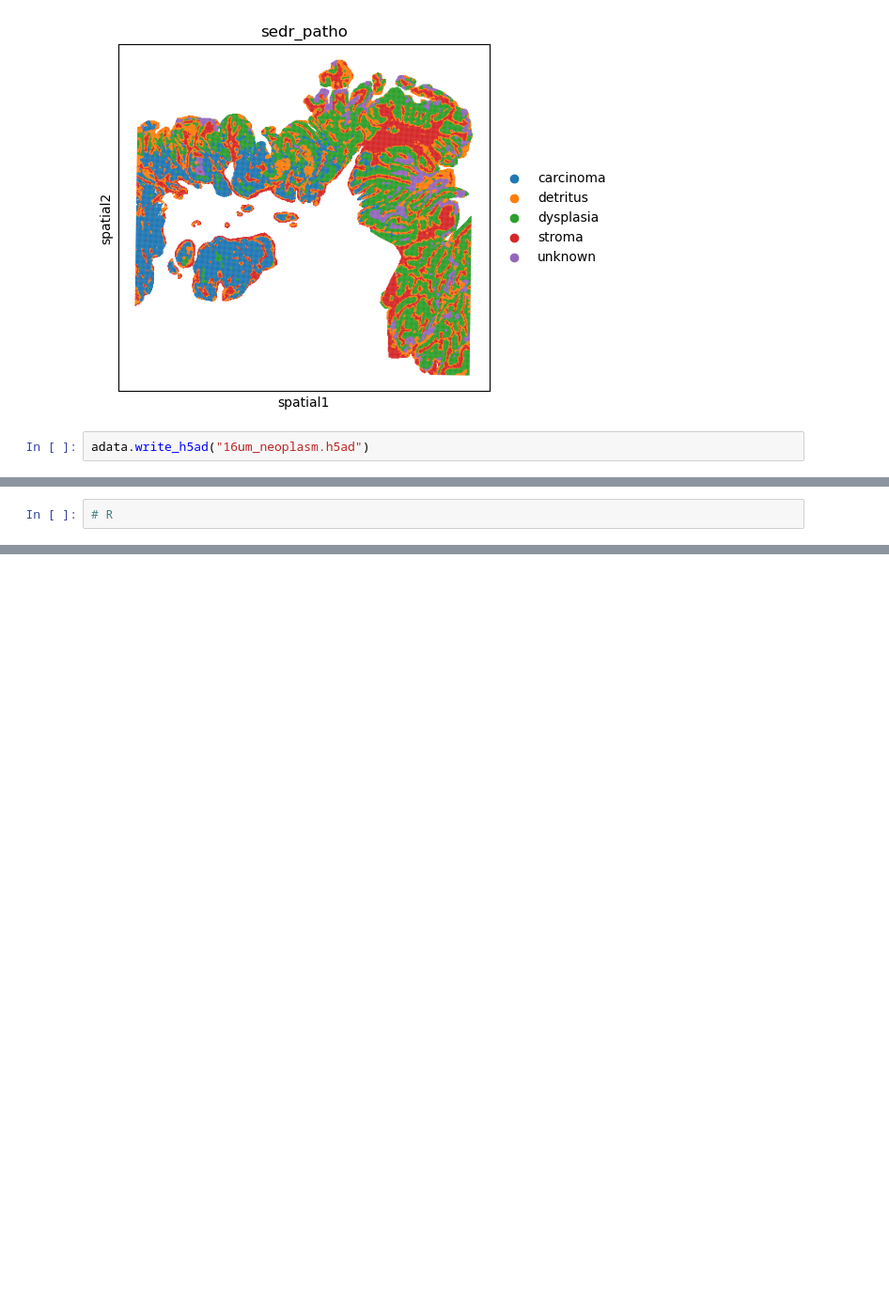
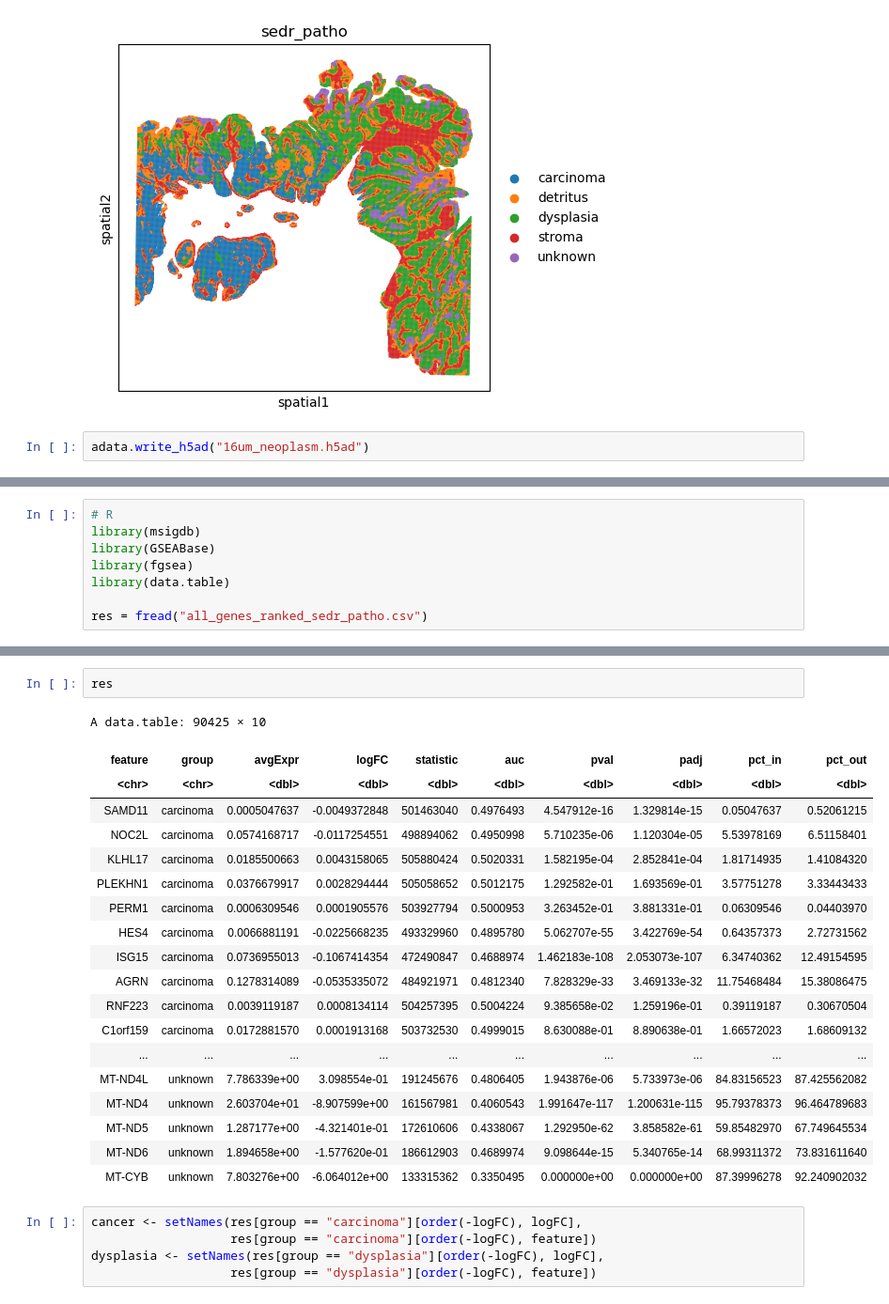
Before and after one commit to pakiessling/colon_analysis, a Jupyter notebook: gsea.ipynb, the cells around one changed output, grey strips where cells are left out. Shown: that part at 94% size. Saved outputs shown, nothing was run; the diff lists cells and outputs as text; blank space fills up the shorter version.

```diff
--- a/gsea.ipynb
+++ b/gsea.ipynb
@@ -74,2 +80,8 @@ adata.write_h5ad("16um_neoplasm.h5ad")
 # %%
 # R
+library(msigdb)
+library(GSEABase)
+library(fgsea)
+library(data.table)
+
+res = fread("all_genes_ranked_sedr_patho.csv")
@@ -75,0 +106,27 @@ adata.write_h5ad("16um_neoplasm.h5ad")
+# %%
+res
+# %% [output]
+A data.table: 90425 × 10
+| feature | group | avgExpr | logFC | statistic | auc | pval | padj | pct_in | pct_out |
+| <chr> | <chr> | <dbl> | <dbl> | <dbl> | <dbl> | <dbl> | <dbl> | <dbl> | <dbl> |
+| SAMD11 | carcinoma | 0.0005047637 | -0.0049372848 | 501463040 | 0.4976493 | 4.547912e-16 | 1.329814e-15 | 0.05047637 | 0.52061215 |
+| NOC2L | carcinoma | 0.0574168717 | -0.0117254551 | 498894062 | 0.4950998 | 5.710235e-06 | 1.120304e-05 | 5.53978169 | 6.51158401 |
+| KLHL17 | carcinoma | 0.0185500663 | 0.0043158065 | 505880424 | 0.5020331 | 1.582195e-04 | 2.852841e-04 | 1.81714935 | 1.41084320 |
+| PLEKHN1 | carcinoma | 0.0376679917 | 0.0028294444 | 505058652 | 0.5012175 | 1.292582e-01 | 1.693569e-01 | 3.57751278 | 3.33443433 |
+| PERM1 | carcinoma | 0.0006309546 | 0.0001905576 | 503927794 | 0.5000953 | 3.263452e-01 | 3.881331e-01 | 0.06309546 | 0.04403970 |
+| HES4 | carcinoma | 0.0066881191 | -0.0225668235 | 493329960 | 0.4895780 | 5.062707e-55 | 3.422769e-54 | 0.64357373 | 2.72731562 |
+| ISG15 | carcinoma | 0.0736955013 | -0.1067414354 | 472490847 | 0.4688974 | 1.462183e-108 | 2.053073e-107 | 6.34740362 | 12.49154595 |
+| AGRN | carcinoma | 0.1278314089 | -0.0535335072 | 484921971 | 0.4812340 | 7.828329e-33 | 3.469133e-32 | 11.75468484 | 15.38086475 |
+| RNF223 | carcinoma | 0.0039119187 | 0.0008134114 | 504257395 | 0.5004224 | 9.385658e-02 | 1.259196e-01 | 0.39119187 | 0.30670504 |
+| C1orf159 | carcinoma | 0.0172881570 | 0.0001913168 | 503732530 | 0.4999015 | 8.630088e-01 | 8.890638e-01 | 1.66572023 | 1.68609132 |
+| ... | ... | ... | ... | ... | ... | ... | ... | ... | ... |
+| MT-ND4L | unknown | 7.786339e+00 | 3.098554e-01 | 191245676 | 0.4806405 | 1.943876e-06 | 5.733973e-06 | 84.83156523 | 87.425562082 |
+| MT-ND4 | unknown | 2.603704e+01 | -8.907599e+00 | 161567981 | 0.4060543 | 1.991647e-117 | 1.200631e-115 | 95.79378373 | 96.464789683 |
+| MT-ND5 | unknown | 1.287177e+00 | -4.321401e-01 | 172610606 | 0.4338067 | 1.292950e-62 | 3.858582e-61 | 59.85482970 | 67.749645534 |
+| MT-ND6 | unknown | 1.894658e+00 | -1.577620e-01 | 186612903 | 0.4689974 | 9.098644e-15 | 5.340765e-14 | 68.99311372 | 73.831611640 |
+| MT-CYB | unknown | 7.803276e+00 | -6.064012e+00 | 133315362 | 0.3350495 | 0.000000e+00 | 0.000000e+00 | 87.39996278 | 92.240902032 |
+# %%
+cancer <- setNames(res[group == "carcinoma"][order(-logFC), logFC],
+                   res[group == "carcinoma"][order(-logFC), feature])
+dysplasia <- setNames(res[group == "dysplasia"][order(-logFC), logFC],
+                   res[group == "dysplasia"][order(-logFC), feature])
```
Also changed, not shown: parts of 7 cells of this notebook, 7 other files.
